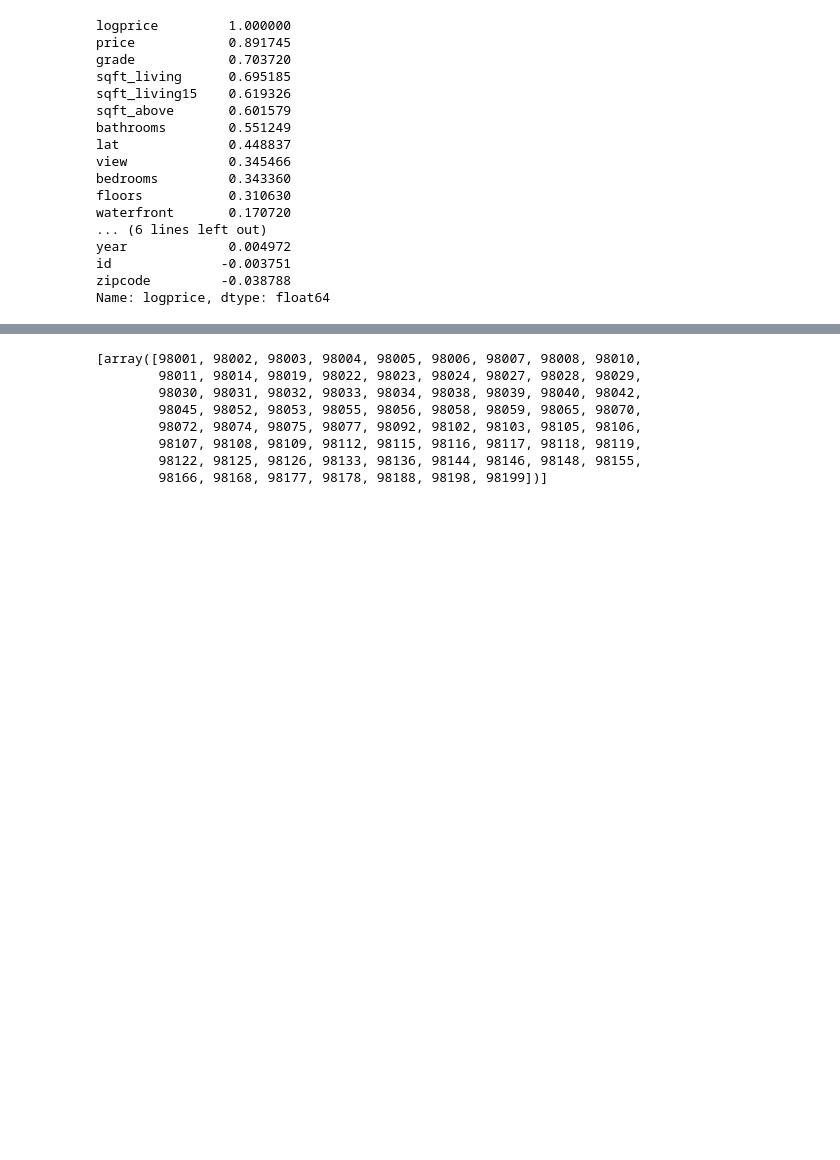
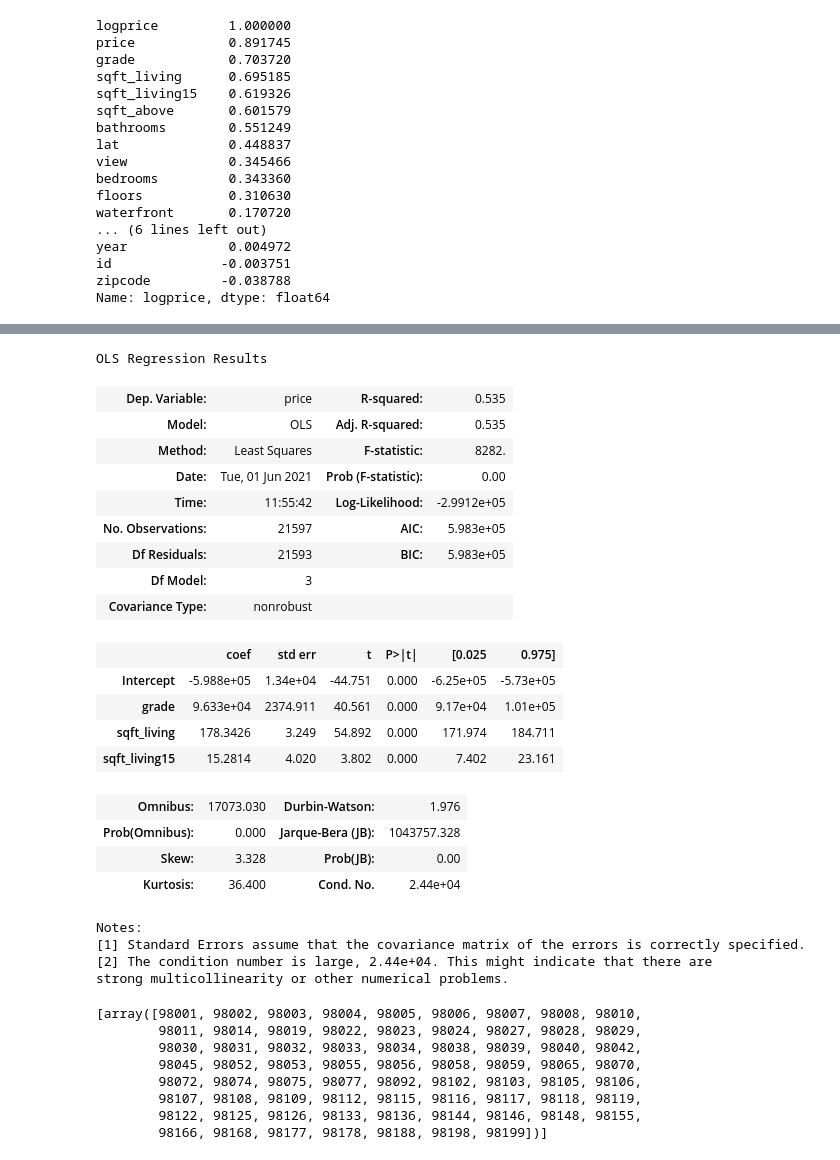
Before and after one commit to GeorgeFerre/phase_2_project_vac_pandas, a Jupyter notebook: George Scrapbook.ipynb, the cells around one changed output, grey strips where cells are left out. Saved outputs shown, nothing was run; the diff lists cells and outputs as text; code cells hidden in the pictures; blank space fills up the shorter version.

Commit message:
formula added

```diff
--- a/George Scrapbook.ipynb
+++ b/George Scrapbook.ipynb
@@ -138,3 +138,11 @@ year             0.004972
 id              -0.003751
 zipcode         -0.038788
 Name: logprice, dtype: float64
+# %%
+import statsmodels.api as sm
+from statsmodels.formula.api import ols
+
+high_corr = ['price', 'grade', 'sqft_living', 'sqft_living15']
+
+high_corr_df = data[high_corr]
+high_corr_df.head()
@@ -141,3 +156,35 @@ Name: logprice, dtype: float64
+# %%
+outcome = 'price'
+predictors = high_corr_df.drop('price', axis=1)
+pred_sum = '+'.join(predictors.columns)
+formula = outcome + '~' + pred_sum
+
+model = ols(formula=formula, data = high_corr_df).fit()
+model.summary()
+# %% [output]
+OLS Regression Results
+| Dep. Variable: | price | R-squared: | 0.535 |
+| Model: | OLS | Adj. R-squared: | 0.535 |
+| Method: | Least Squares | F-statistic: | 8282. |
+| Date: | Tue, 01 Jun 2021 | Prob (F-statistic): | 0.00 |
+| Time: | 11:55:42 | Log-Likelihood: | -2.9912e+05 |
+| No. Observations: | 21597 | AIC: | 5.983e+05 |
+| Df Residuals: | 21593 | BIC: | 5.983e+05 |
+| Df Model: | 3 |  |  |
+| Covariance Type: | nonrobust |  |  |
+|  | coef | std err | t | P>|t| | [0.025 | 0.975] |
+| Intercept | -5.988e+05 | 1.34e+04 | -44.751 | 0.000 | -6.25e+05 | -5.73e+05 |
+| grade | 9.633e+04 | 2374.911 | 40.561 | 0.000 | 9.17e+04 | 1.01e+05 |
+| sqft_living | 178.3426 | 3.249 | 54.892 | 0.000 | 171.974 | 184.711 |
+| sqft_living15 | 15.2814 | 4.020 | 3.802 | 0.000 | 7.402 | 23.161 |
+| Omnibus: | 17073.030 | Durbin-Watson: | 1.976 |
+| Prob(Omnibus): | 0.000 | Jarque-Bera (JB): | 1043757.328 |
+| Skew: | 3.328 | Prob(JB): | 0.00 |
+| Kurtosis: | 36.400 | Cond. No. | 2.44e+04 |
+Notes:
+[1] Standard Errors assume that the covariance matrix of the errors is correctly specified.
+[2] The condition number is large, 2.44e+04. This might indicate that there are
+strong multicollinearity or other numerical problems.
 # %%
 # Going to use OneHotEncoder for zipcode
 cat_zip = data[['zipcode']]
```
Also changed, not shown: parts of 1 cell of this notebook.
